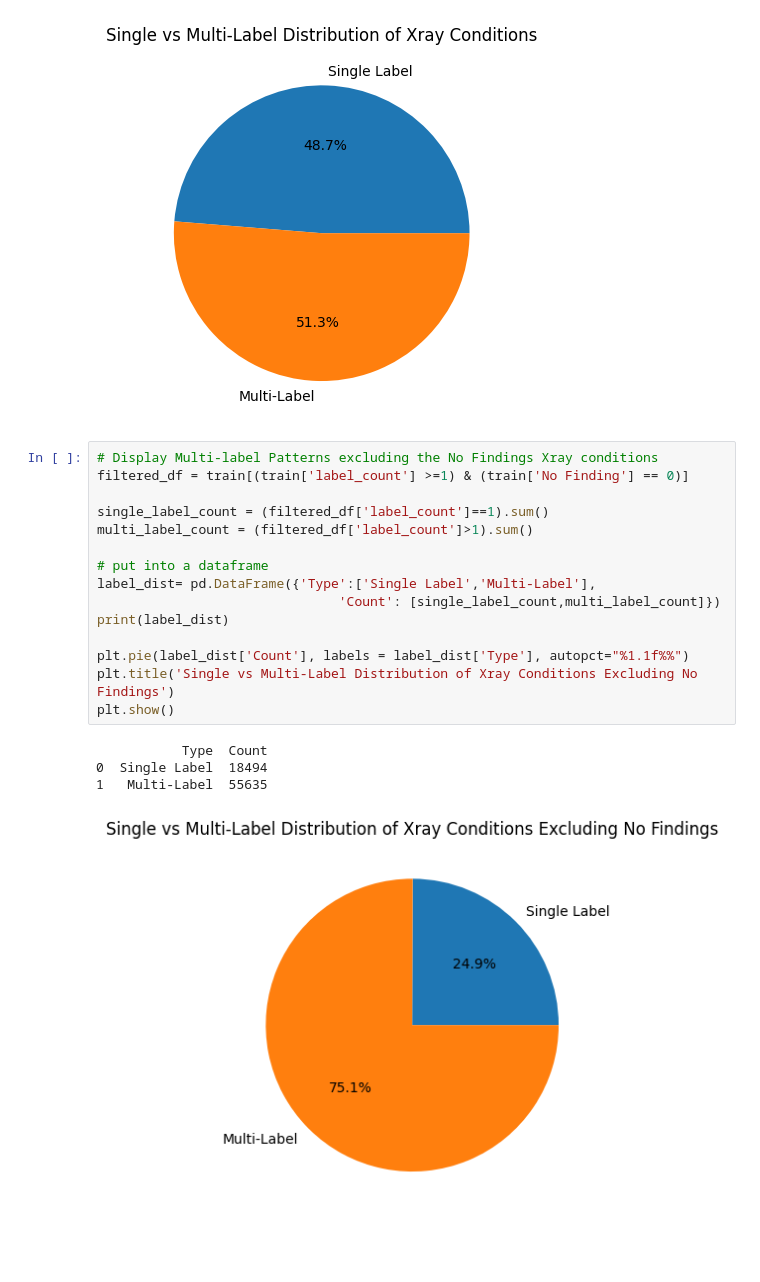
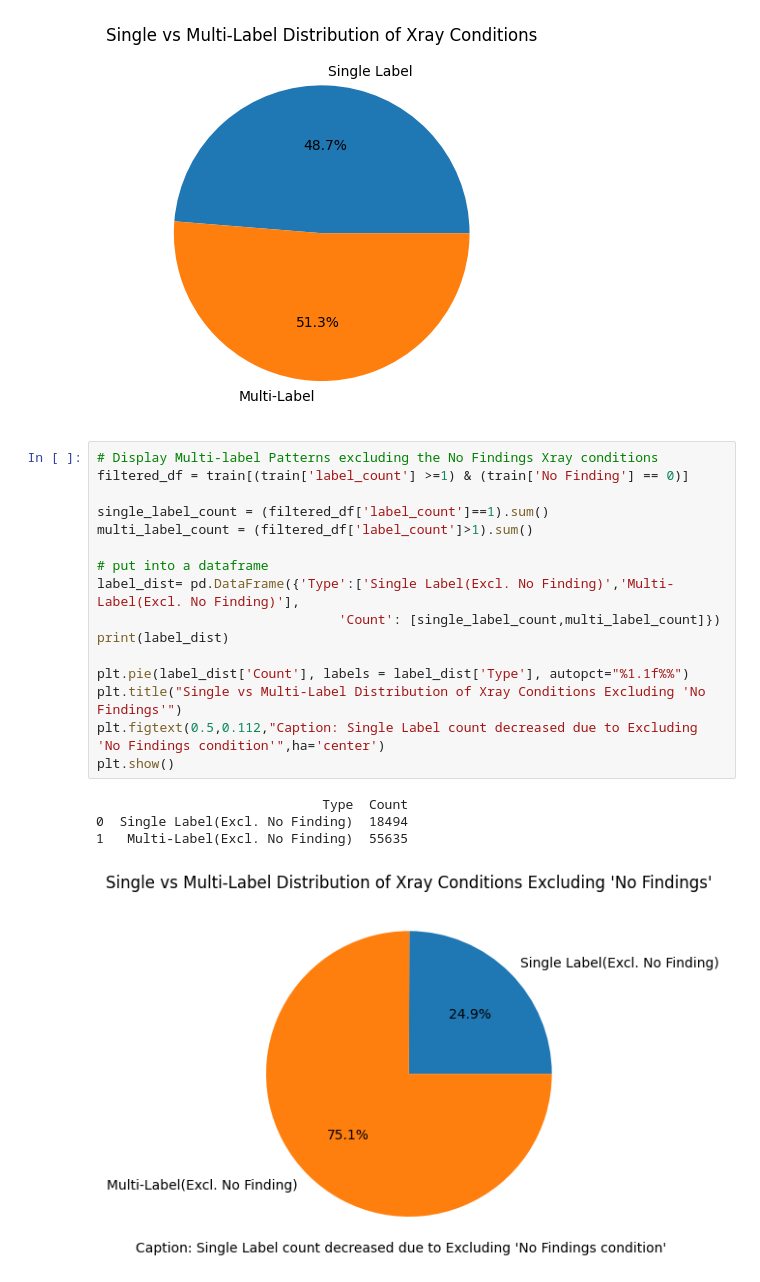
Before and after one commit to alkhali7/KaggleCompetition-Grand-X-Ray-Slam-Division-B, a Jupyter notebook: main.ipynb, the cells around one changed output. Cells and saved outputs as stored; diff of their text form; blank space fills up the shorter version.

Commit message:
Kaggle Notebook | Xray-MultiLabelClassificationCompetition | Version 8

```diff
--- a/main.ipynb
+++ b/main.ipynb
@@ -340,20 +320,21 @@ plt.show()
 # %%
 # Display Multi-label Patterns excluding the No Findings Xray conditions
 filtered_df = train[(train['label_count'] >=1) & (train['No Finding'] == 0)]
 
 single_label_count = (filtered_df['label_count']==1).sum()
 multi_label_count = (filtered_df['label_count']>1).sum()
 
 # put into a dataframe
-label_dist= pd.DataFrame({'Type':['Single Label','Multi-Label'],
+label_dist= pd.DataFrame({'Type':['Single Label(Excl. No Finding)','Multi-Label(Excl. No Finding)'],
                                'Count': [single_label_count,multi_label_count]})
 print(label_dist)
 
 plt.pie(label_dist['Count'], labels = label_dist['Type'], autopct="%1.1f%%")
-plt.title('Single vs Multi-Label Distribution of Xray Conditions Excluding No Findings')
+plt.title("Single vs Multi-Label Distribution of Xray Conditions Excluding 'No Findings'")
+plt.figtext(0.5,0.112,"Caption: Single Label count decreased due to Excluding 'No Findings condition'",ha='center')
 plt.show()
 # %% [output]
-           Type  Count
-0  Single Label  18494
-1   Multi-Label  55635
+                             Type  Count
+0  Single Label(Excl. No Finding)  18494
+1   Multi-Label(Excl. No Finding)  55635
-[figure, old version]
+[figure, new version]
```
Also changed, not shown: parts of 8 cells of this notebook.
